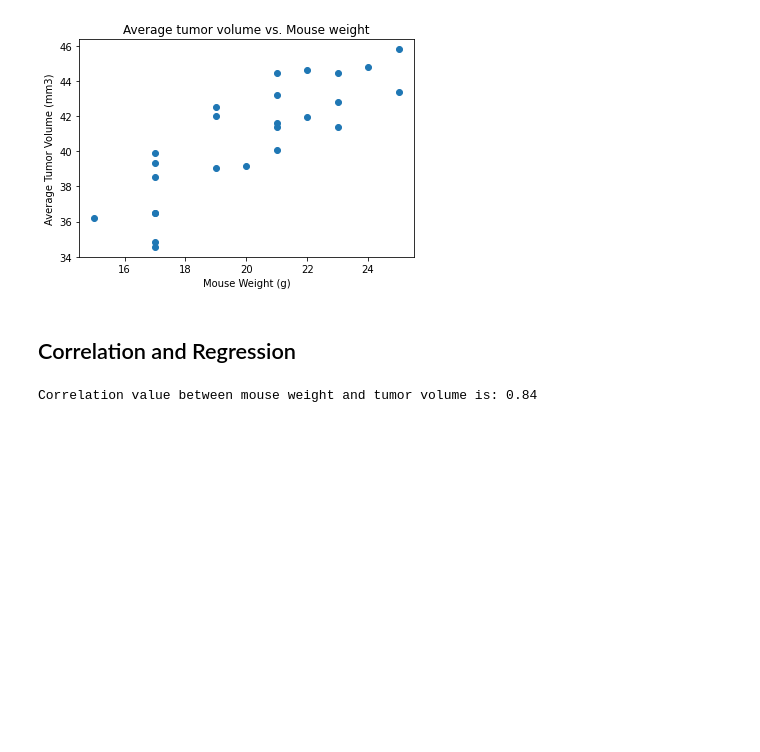
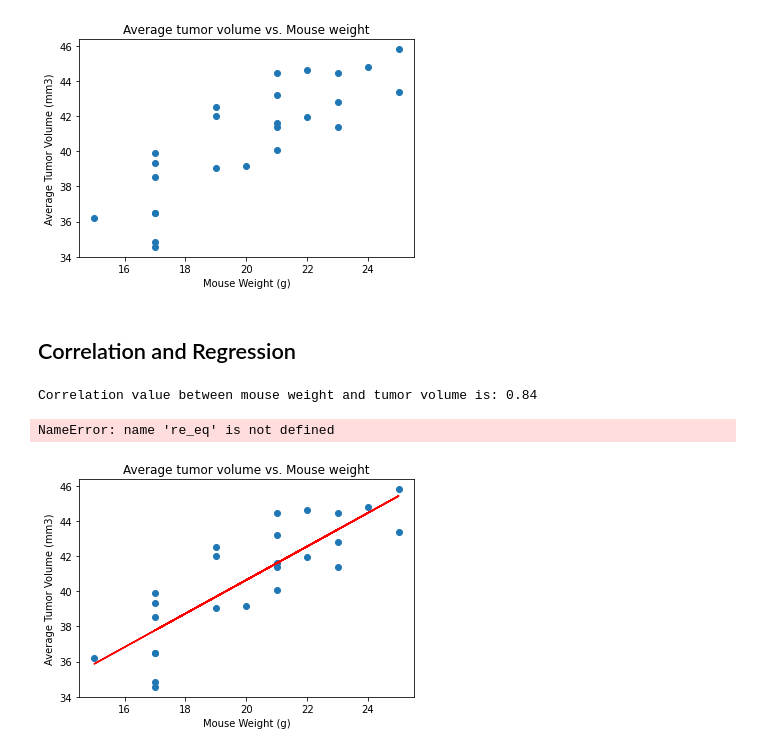
Before and after one commit to atokarev0717/matplotlib-challenge, a Jupyter notebook: pymaceuticals.ipynb, the cells around one changed output. Cells and saved outputs as stored; diff of their text form; code cells hidden in the pictures; blank space fills up the shorter version.

Commit message:
added linear regression line to the plot for tumor volume vs mouse weight and added equation to the plot

```diff
--- a/pymaceuticals.ipynb
+++ b/pymaceuticals.ipynb
@@ -373,9 +373,18 @@ Text(0, 0.5, 'Average Tumor Volume (mm3)')
 # %%
 # Calculate the correlation coefficient and linear regression model
 # for mouse weight and average tumor volume for the Capomulin regimen
 correlation = st.pearsonr(x_weight,y_tumorvolume)
 tv_slope, tv_int, tv_r, tv_p, tv_std_err = st.linregress(x_weight,y_tumorvolume)
 tv_regline = tv_slope*x_weight + tv_int
 print(f'Correlation value between mouse weight and tumor volume is: {round(correlation[0],2)}')
+plt.scatter(x_weight, y_tumorvolume)
+plt.title('Average tumor volume vs. Mouse weight')
+plt.xlabel('Mouse Weight (g)')
+plt.ylabel('Average Tumor Volume (mm3)')
+plt.plot(x_weight,tv_regline, 'r-',)
+reg_eq = "y = " + str(round(tv_slope,2)) + "x + " + str(round(tv_int,2))
+plt.annotate(re_eq, (18,36), fontsize=15,color="red")
 # %% [output]
 Correlation value between mouse weight and tumor volume is: 0.84
+NameError: name 're_eq' is not defined
+[figure, added]
```
Also changed, not shown: parts of 1 cell of this notebook.
